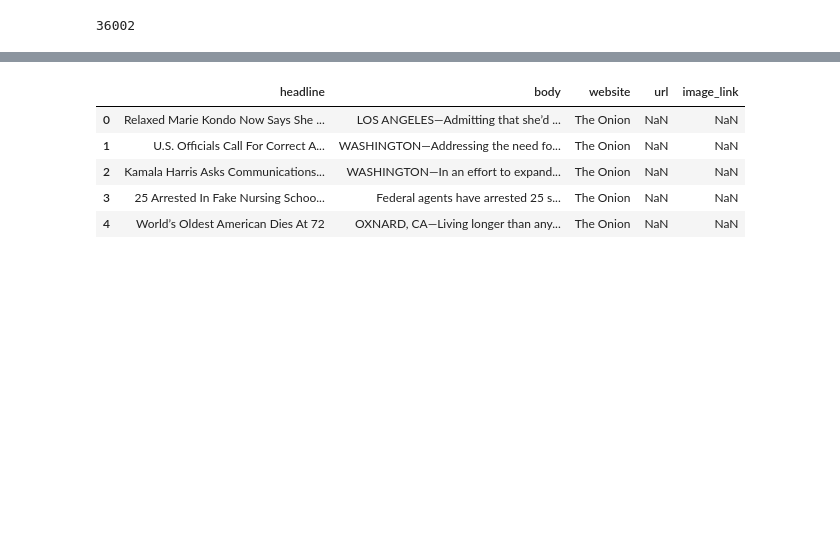
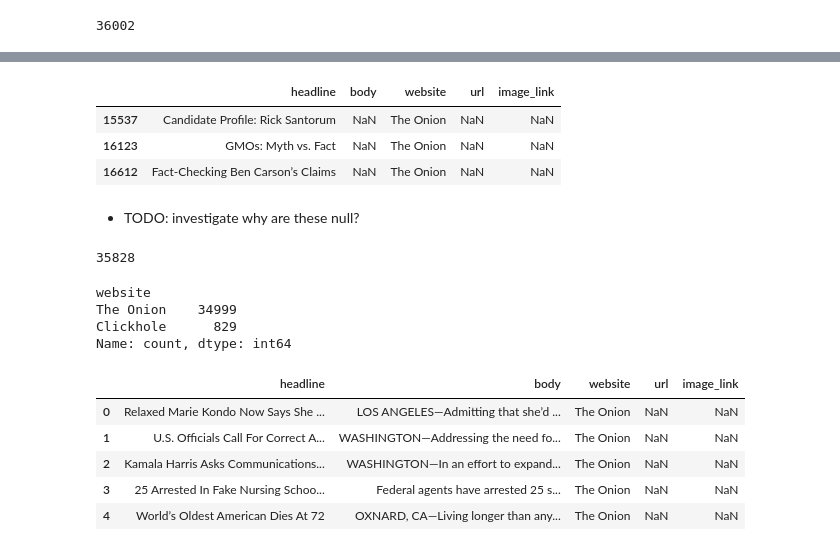
Before and after one commit to anusha-pathuri/satire-news-search-engine, a Jupyter notebook: notebooks/01_Data_Aggregation.ipynb, the cells around one changed output, grey strips where cells are left out. Drawn from its saved outputs; the diff is of its cells as text; code cells hidden in the pictures; blank space fills up the shorter version.

```diff
--- a/notebooks/01_Data_Aggregation.ipynb
+++ b/notebooks/01_Data_Aggregation.ipynb
@@ -451,3 +474,25 @@ len(data)
+# %%
+data[(data["body"].isna()) & (data["website"] == "The Onion")]
+# %% [output]
+|  | headline | body | website | url | image_link |
+| 15537 | Candidate Profile: Rick Santorum | NaN | The Onion | NaN | NaN |
+| 16123 | GMOs: Myth vs. Fact | NaN | The Onion | NaN | NaN |
+| 16612 | Fact-Checking Ben Carson’s Claims | NaN | The Onion | NaN | NaN |
+# %% [markdown]
+- TODO: investigate why are these null?
+# %%
+data = data[~data["body"].isna()]
+
+len(data)
+# %% [output]
+35828
+# %%
+data.website.value_counts()
+# %% [output]
+website
+The Onion    34999
+Clickhole      829
+Name: count, dtype: int64
 # %%
 data.head()
 # %% [output]
```
Also changed, not shown: parts of 17 cells of this notebook.
